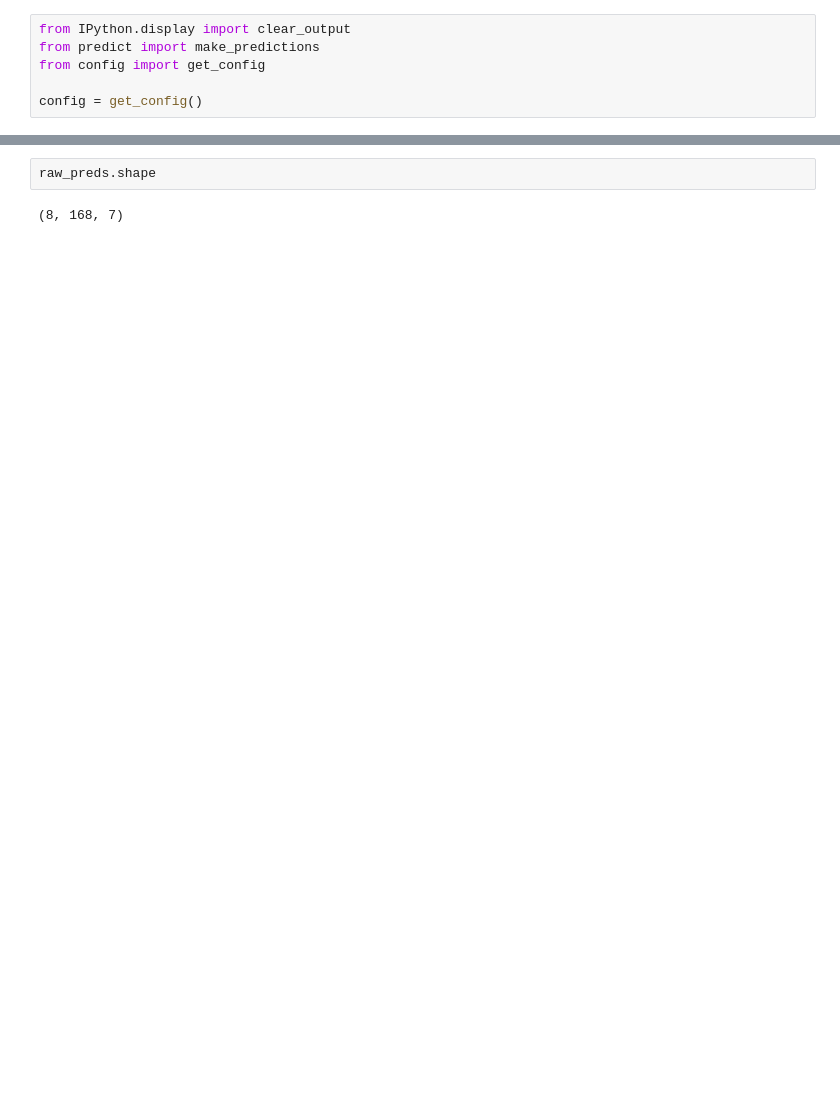
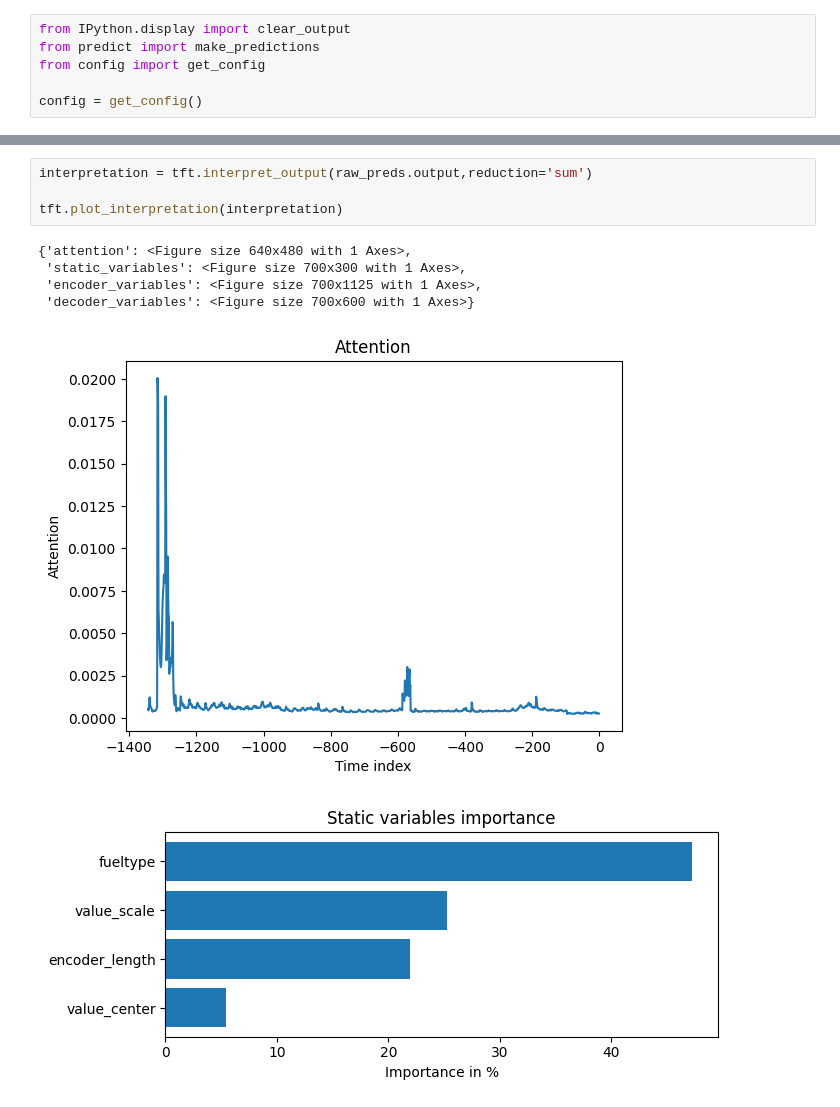
Before and after one commit to Luke-Chesley/tft_development, a Jupyter notebook: make_predictions.ipynb, the cells around one changed output, grey strips where cells are left out. Drawn from its saved outputs; the diff is of its cells as text; blank space fills up the shorter version.

```diff
--- a/make_predictions.ipynb
+++ b/make_predictions.ipynb
@@ -23,5 +22,12 @@ Sum MAE: 7662.14
 Adj-R2: 0.98
-# %%
-raw_preds.shape
-# %% [output]
-(8, 168, 7)
+# %%
+interpretation = tft.interpret_output(raw_preds.output,reduction='sum')
+
+tft.plot_interpretation(interpretation)
+# %% [output]
+{'attention': <Figure size 640x480 with 1 Axes>,
+ 'static_variables': <Figure size 700x300 with 1 Axes>,
+ 'encoder_variables': <Figure size 700x1125 with 1 Axes>,
+ 'decoder_variables': <Figure size 700x600 with 1 Axes>}
+[figure, added]
+[figure, added]
```
Also changed, not shown: parts of 4 cells of this notebook, 7 other files.
